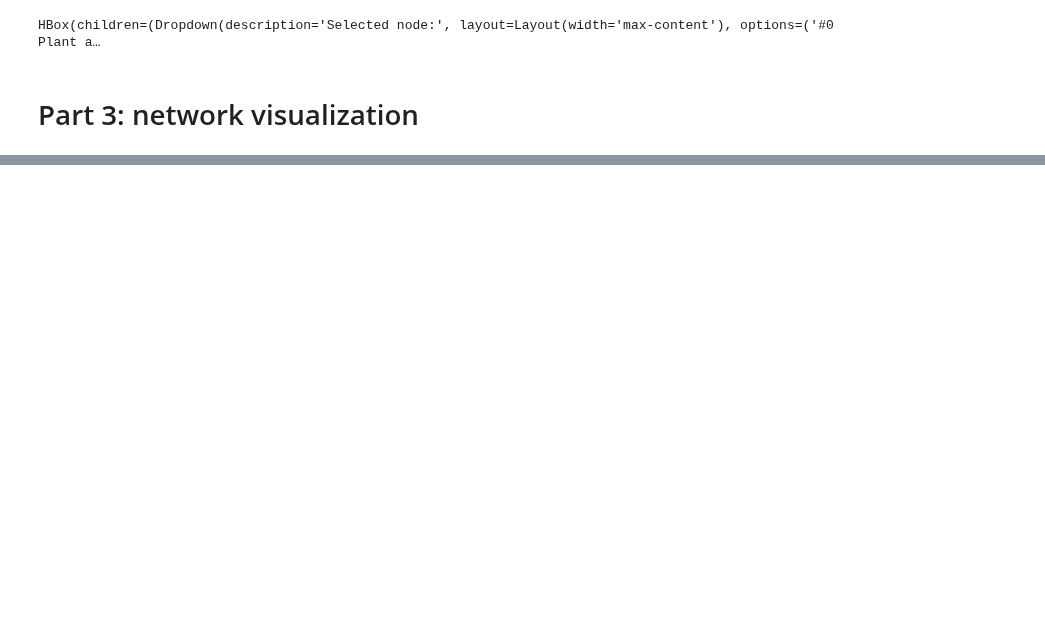
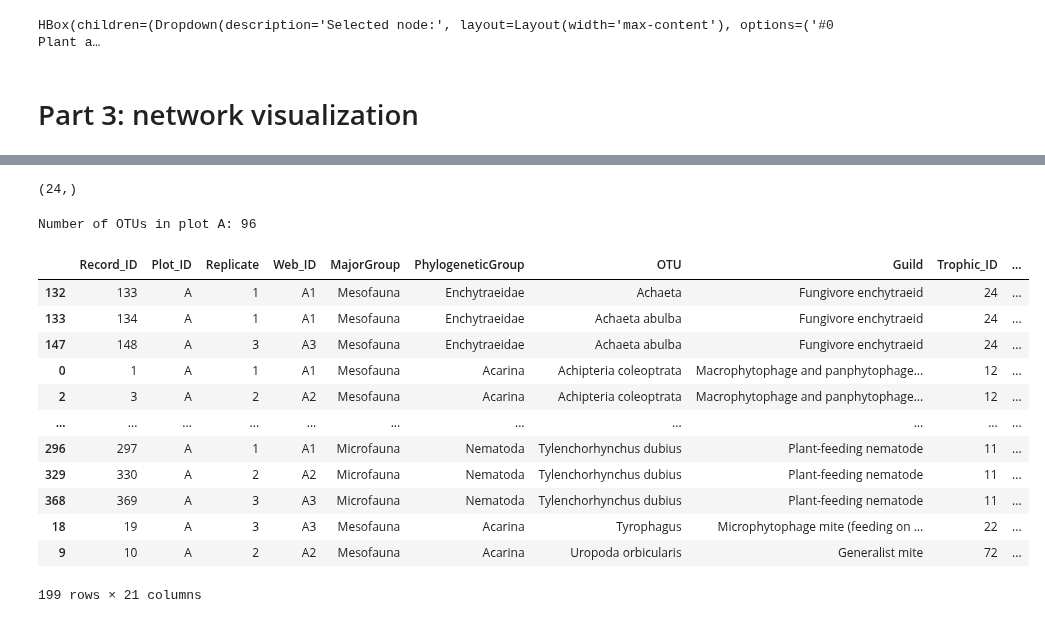
Before and after one commit to MartinMarzi/BEFANA, a Jupyter notebook: befana.ipynb, the cells around one changed output, grey strips where cells are left out. Drawn from its saved outputs; the diff is of its cells as text; code cells hidden in the pictures; blank space fills up the shorter version.

```diff
--- a/befana.ipynb
+++ b/befana.ipynb
@@ -250,0 +347,47 @@ HTML(value='<html>\n<head>\n<meta name="viewport" content="width=device-width, i
+# %%
+# ***Developer code***
+df_field = pd.read_csv("archive/data/RecastingFieldExperiment.txt", sep="\t")
+
+# Correct Trophic_ID column name
+df_field.rename(columns={"Trophic_ID ": "Trophic_ID"}, inplace=True)
+df_field["Trophic_ID"].value_counts().shape
+# %% [output]
+(24,)
+# %%
+# Create df for Plot A
+df_field_a = df_field[df_field["Plot_ID"] == "A"].copy()
+# Sort by OTU
+df_field_a.sort_values("OTU", inplace=True)
+
+# Add new column with removed log
+df_field_a["Biomass"] = 10**(df_field_a["Log10(Biomass)"])
+df_field_a["Mass"] = 10**(df_field_a["Log10(Mass)"])
+df_field_a["Abundance"] = 10**(df_field_a["Log10(Abundance)"])
+
+# List of OTUs
+OTUs = df_field_a.OTU.unique()
+print(f"Number of OTUs in plot A: {len(OTUs)}")
+
+# # Create dictionary for number of times an organism appears (nr. of replicates)
+# vc = df_field_a.OTU.value_counts()
+# vc = vc.to_dict()
+
+pd.set_option("max_rows", 15)
+# df_field_a.Biomass = df_field_a.Biomass
+# df_field_a.Mass = df_field_a.Mass
+df_field_a
+# %% [output]
+Number of OTUs in plot A: 96
+|  | Record_ID | Plot_ID | Replicate | Web_ID | MajorGroup | PhylogeneticGroup | OTU | Guild | Trophic_ID | ... |
+| 132 | 133 | A | 1 | A1 | Mesofauna | Enchytraeidae | Achaeta | Fungivore enchytraeid | 24 | ... |
+| 133 | 134 | A | 1 | A1 | Mesofauna | Enchytraeidae | Achaeta abulba | Fungivore enchytraeid | 24 | ... |
+| 147 | 148 | A | 3 | A3 | Mesofauna | Enchytraeidae | Achaeta abulba | Fungivore enchytraeid | 24 | ... |
+| 0 | 1 | A | 1 | A1 | Mesofauna | Acarina | Achipteria coleoptrata | Macrophytophage and panphytophage... | 12 | ... |
+| 2 | 3 | A | 2 | A2 | Mesofauna | Acarina | Achipteria coleoptrata | Macrophytophage and panphytophage... | 12 | ... |
+| ... | ... | ... | ... | ... | ... | ... | ... | ... | ... | ... |
+| 296 | 297 | A | 1 | A1 | Microfauna | Nematoda | Tylenchorhynchus dubius | Plant-feeding nematode | 11 | ... |
+| 329 | 330 | A | 2 | A2 | Microfauna | Nematoda | Tylenchorhynchus dubius | Plant-feeding nematode | 11 | ... |
+| 368 | 369 | A | 3 | A3 | Microfauna | Nematoda | Tylenchorhynchus dubius | Plant-feeding nematode | 11 | ... |
+| 18 | 19 | A | 3 | A3 | Mesofauna | Acarina | Tyrophagus | Microphytophage mite (feeding on ... | 22 | ... |
+| 9 | 10 | A | 2 | A2 | Mesofauna | Acarina | Uropoda orbicularis | Generalist mite | 72 | ... |
+199 rows × 21 columns
```
Also changed, not shown: parts of 17 cells of this notebook, 16 other files.
